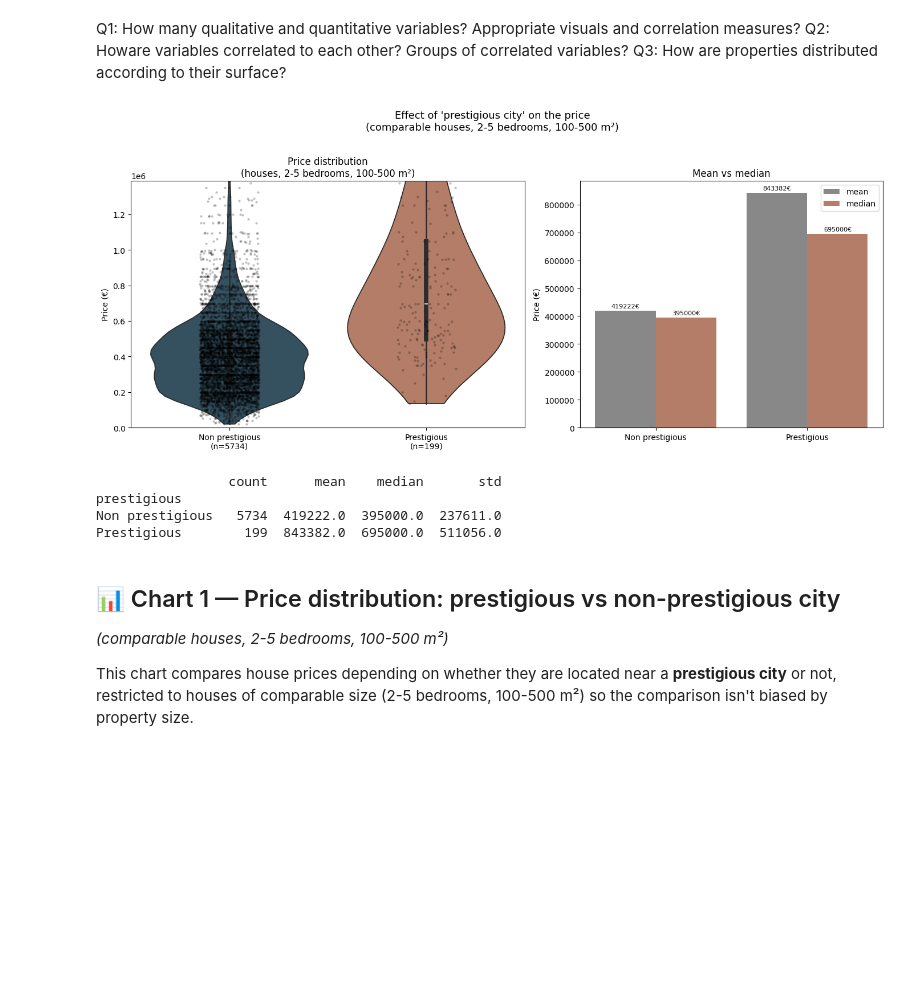
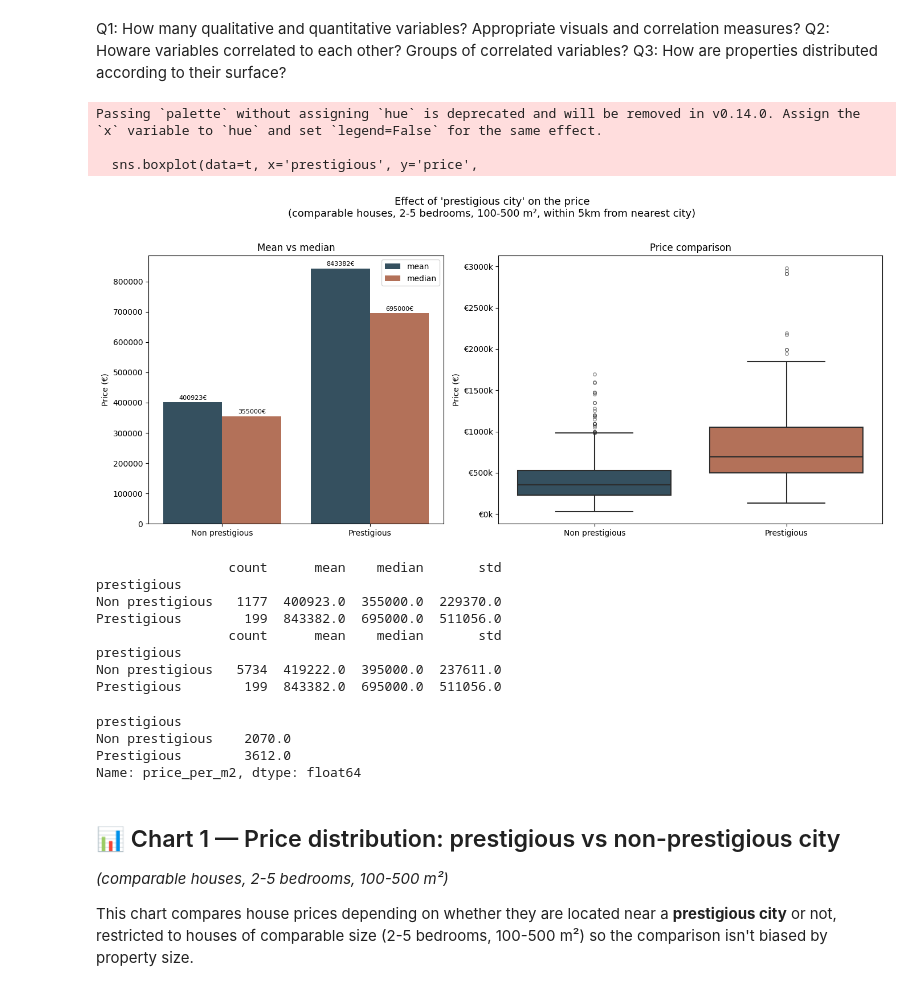
Before and after one commit to VictorCourtois135/immo-eliza-tigers-analysis, a Jupyter notebook: analysis/Victor_notebook.ipynb, the cells around one changed output. Saved outputs shown, nothing was run; the diff lists cells and outputs as text; code cells hidden in the pictures; blank space fills up the shorter version.

```diff
--- a/analysis/Victor_notebook.ipynb
+++ b/analysis/Victor_notebook.ipynb
@@ -6,7 +6,7 @@ import numpy as np
 from statsmodels.nonparametric.smoothers_lowess import lowess
 import matplotlib.ticker as mticker
 # %%
-df = pd.read_csv("../data/cleaned/properties_final.csv")
+df = pd.read_csv("../data/cleaned/properties_final_irene.csv")
 df.describe()
 # %% [output]
 |  | price | living_area_m2 | bedrooms | bathrooms | postal_code | latitude | longitude | building_year | ... |
@@ -39,59 +39,74 @@ quali_binaire = [
     "furnished", "has_garage", "has_elevator", "has_garden",
     "has_terrace", "is_nearby_city_prestigious",
 ]
 quali_vars = quali_nominale + quali_binaire
 
 # Set up h for comparing comparable houses
 h = df[df["property_type"] == "House"].dropna(
     subset=["is_nearby_city_prestigious", "price", "living_area_m2", "bedrooms"]
 ).copy()
 h = h[h["bedrooms"].isin([2, 3, 4, 5])]
 h = h[h["living_area_m2"].between(100, 500)]
 
 # Define prestigious column ONCE, consistent capitalization everywhere
 h["prestigious"] = h["is_nearby_city_prestigious"].map({0.0: "Non prestigious", 1.0: "Prestigious"})
 n = h["prestigious"].value_counts()
 cap = h["price"].quantile(0.99)
+t = h[
+    (h["km_from_nearby_city"] <= 5)
+].copy()
 
-fig, axes = plt.subplots(1, 2, figsize=(14, 6), gridspec_kw={"width_ratios": [1.3, 1]})
 
-# Violin + individual points (strip) to also show real sample sizes
-sns.violinplot(data=h, x="prestigious", y="price", ax=axes[0], cut=0,
-                hue="prestigious", legend=False,
-                palette={"Non prestigious": "#2E5266", "Prestigious": "#C0775B"})
-sns.stripplot(data=h, x="prestigious", y="price", ax=axes[0],
-              color="black", alpha=0.25, size=3, jitter=0.15)
-axes[0].set_ylim(0, cap)
+fig, axes = plt.subplots(1, 2, figsize=(14, 6), gridspec_kw={"width_ratios": [1, 1.3]})
+
+# --- Graphique 1 (axes[0]) : barplot mean/median ---
+summary = t.groupby("prestigious")["price"].agg(["mean", "median"]).reindex(
+    ["Non prestigious", "Prestigious"])
+summary_plot = summary.reset_index().melt(id_vars="prestigious", var_name="stat", value_name="price")
+sns.barplot(data=summary_plot, x="prestigious", y="price", hue="stat", ax=axes[0],
+            palette=["#2e5266", "#c26a4a"])
+for container in axes[0].containers:
+    axes[0].bar_label(container, fmt="%.0f€", fontsize=8, padding=2)
 axes[0].set_xlabel("")
 axes[0].set_ylabel("Price (€)")
-axes[0].set_xticklabels([f"{lbl}\n(n={n[lbl]})" for lbl in ["Non prestigious", "Prestigious"]])
-axes[0].set_title("Price distribution\n(houses, 2-5 bedrooms, 100-500 m²)")
+axes[0].set_title("Mean vs median")
+axes[0].legend(title="")
 
-# Bars mean/median
-summary = h.groupby("prestigious")["price"].agg(["mean", "median"]).reindex(
-    ["Non prestigious", "Prestigious"])
-summary_plot = summary.reset_index().melt(id_vars="prestigious", var_name="stat", value_name="price")
-sns.barplot(data=summary_plot, x="prestigious", y="price", hue="stat", ax=axes[1],
-            palette=["#888888", "#C0775B"])
-for container in axes[1].containers:
-    axes[1].bar_label(container, fmt="%.0f€", fontsize=8, padding=2)
+# --- Graphique 2 (axes[1]) : boxplot ---
+sns.boxplot(data=t, x='prestigious', y='price',
+            palette=["#2e5266", "#c26a4a"], ax=axes[1], linewidth=1.5,
+            flierprops=dict(marker='o', markersize=4, alpha=0.5))
+axes[1].set_title("Price comparison")
+axes[1].yaxis.set_major_formatter(mticker.FuncFormatter(lambda x,_: f'€{x/1000:.0f}k'))
 axes[1].set_xlabel("")
 axes[1].set_ylabel("Price (€)")
-axes[1].set_title("Mean vs median")
-axes[1].legend(title="")
 
-plt.suptitle("Effect of 'prestigious city' on the price\n(comparable houses, 2-5 bedrooms, 100-500 m²)",
+plt.suptitle("Effect of 'prestigious city' on the price\n(comparable houses, 2-5 bedrooms, 100-500 m², within 5km from nearest city)",
               fontsize=13, y=1.02)
 plt.tight_layout()
 plt.show()
 
+print(t.groupby("prestigious")["price"].agg(["count", "mean", "median", "std"]).round(0))
 print(h.groupby("prestigious")["price"].agg(["count", "mean", "median", "std"]).round(0))
+t["price_per_m2"] = t["price"] / t["living_area_m2"]
+t.groupby("prestigious")["price_per_m2"].mean().round(0)
 # %% [output]
+Passing `palette` without assigning `hue` is deprecated and will be removed in v0.14.0. Assign the `x` variable to `hue` and set `legend=False` for the same effect.
+
+  sns.boxplot(data=t, x='prestigious', y='price',
-[figure, old version]
+[figure, new version]
-                 count      mean    median       std
-prestigious
-Non prestigious   5734  419222.0  395000.0  237611.0
-Prestigious        199  843382.0  695000.0  511056.0
+                 count      mean    median       std
+prestigious
+Non prestigious   1177  400923.0  355000.0  229370.0
+Prestigious        199  843382.0  695000.0  511056.0
+                 count      mean    median       std
+prestigious
+Non prestigious   5734  419222.0  395000.0  237611.0
+Prestigious        199  843382.0  695000.0  511056.0
+prestigious
+Non prestigious    2070.0
+Prestigious        3612.0
+Name: price_per_m2, dtype: float64
 # %% [markdown]
 ## 📊 Chart 1 — Price distribution: prestigious vs non-prestigious city
 *(comparable houses, 2-5 bedrooms, 100-500 m²)*
```
Also changed, not shown: parts of 8 cells of this notebook.
